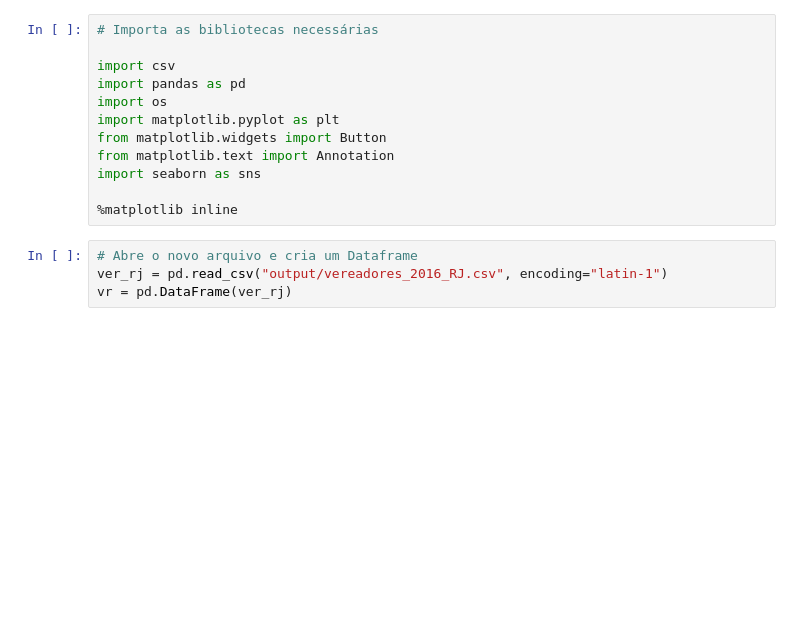
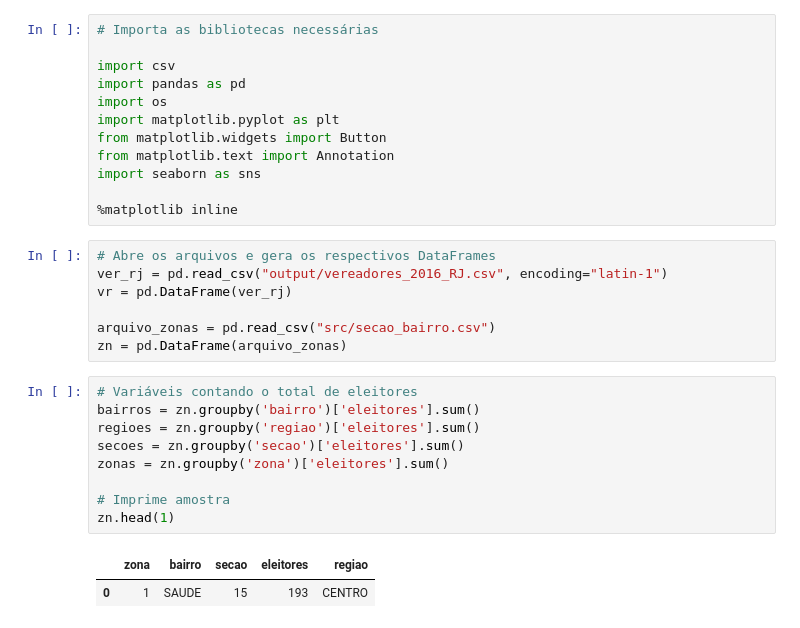
Before and after one commit to vinacius/vereadores_porZona_RJ, a Jupyter notebook: Vereadores RJ 2016 - Votos por Zona.ipynb, the cells around one changed output. Cells and saved outputs as stored; diff of their text form; blank space fills up the shorter version.

```diff
--- a/Vereadores RJ 2016 - Votos por Zona.ipynb
+++ b/Vereadores RJ 2016 - Votos por Zona.ipynb
@@ -11,6 +13,21 @@ import seaborn as sns
 
 %matplotlib inline
 # %%
-# Abre o novo arquivo e cria um Dataframe
+# Abre os arquivos e gera os respectivos DataFrames
 ver_rj = pd.read_csv("output/vereadores_2016_RJ.csv", encoding="latin-1")
 vr = pd.DataFrame(ver_rj)
+
+arquivo_zonas = pd.read_csv("src/secao_bairro.csv")
+zn = pd.DataFrame(arquivo_zonas)
+# %%
+# Variáveis contando o total de eleitores
+bairros = zn.groupby('bairro')['eleitores'].sum()
+regioes = zn.groupby('regiao')['eleitores'].sum()
+secoes = zn.groupby('secao')['eleitores'].sum()
+zonas = zn.groupby('zona')['eleitores'].sum()
+
+# Imprime amostra
+zn.head(1)
+# %% [output]
+|  | zona | bairro | secao | eleitores | regiao |
+| 0 | 1 | SAUDE | 15 | 193 | CENTRO |
```
Also changed, not shown: parts of 11 cells of this notebook.
